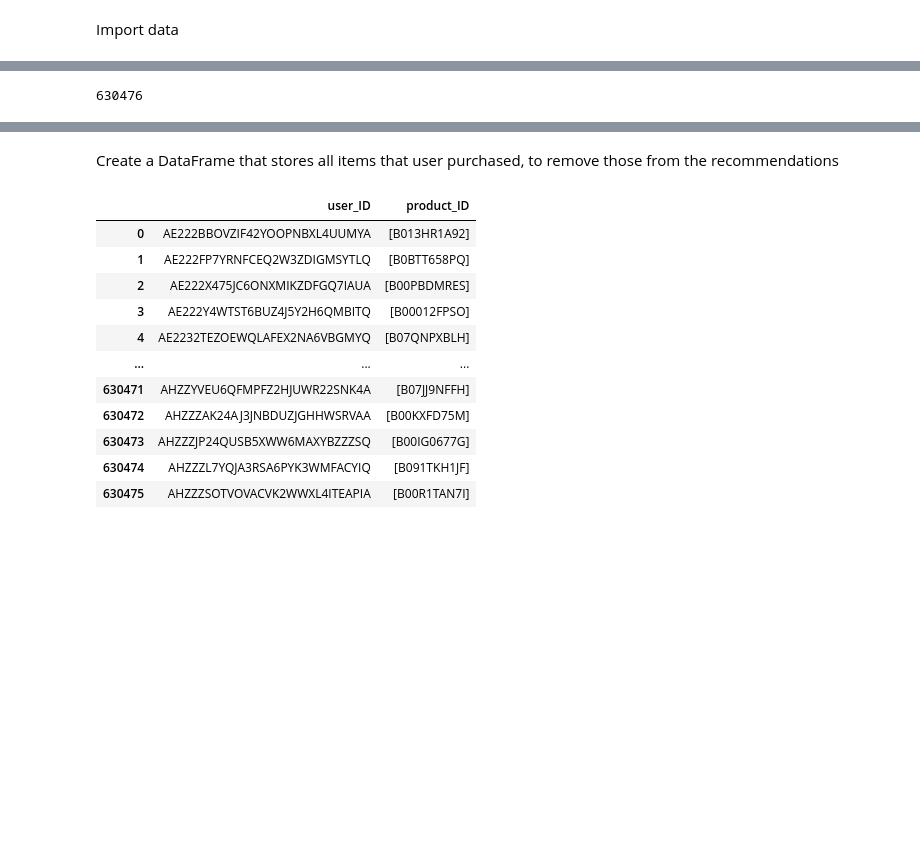
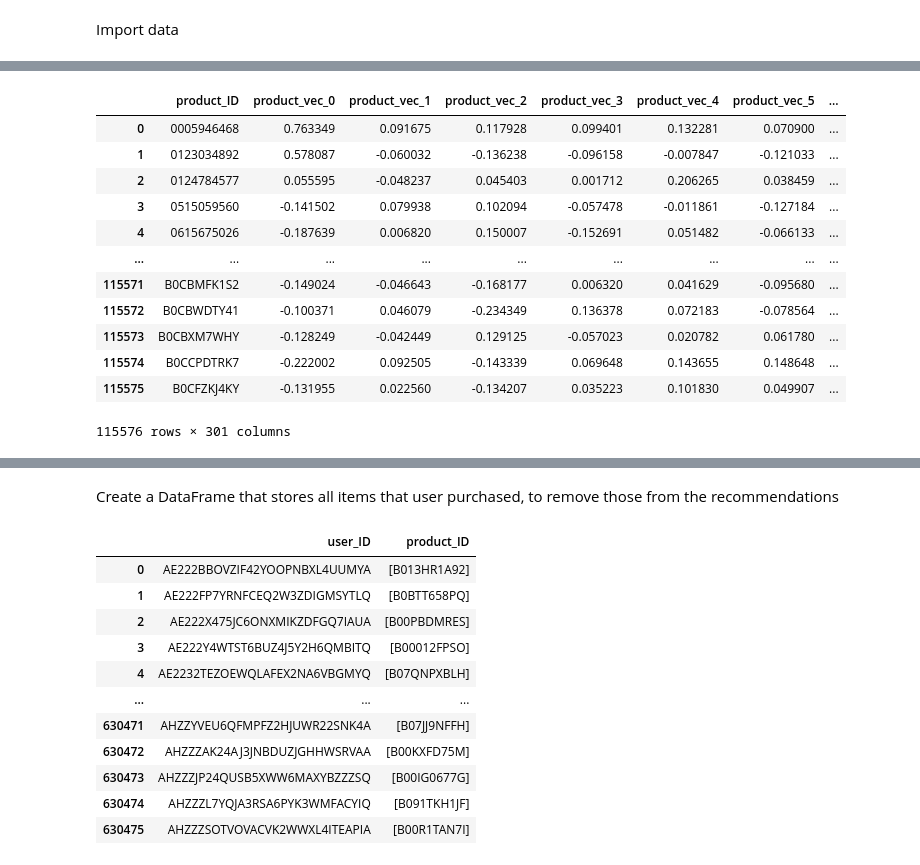
Before and after one commit to marcelinaszcz95/Capstone-Project-Recommender-System, a Jupyter notebook: notebooks/text_analysis_semantic.ipynb, the cells around one changed output, grey strips where cells are left out. Drawn from its saved outputs; the diff is of its cells as text; code cells hidden in the pictures; blank space fills up the shorter version.

```diff
--- a/notebooks/text_analysis_semantic.ipynb
+++ b/notebooks/text_analysis_semantic.ipynb
@@ -15,2 +55,21 @@ Import data
+# %%
+# Load the DataFrame with product vectors:
+file_path_product_vec = rf'.\..\data\text_analysis\product_vectors\product_vectors_df.csv'
+df_product_vectors = pd.read_csv(file_path_product_vec)
+df_product_vectors
+# %% [output]
+|  | product_ID | product_vec_0 | product_vec_1 | product_vec_2 | product_vec_3 | product_vec_4 | product_vec_5 | ... |
+| 0 | 0005946468 | 0.763349 | 0.091675 | 0.117928 | 0.099401 | 0.132281 | 0.070900 | ... |
+| 1 | 0123034892 | 0.578087 | -0.060032 | -0.136238 | -0.096158 | -0.007847 | -0.121033 | ... |
+| 2 | 0124784577 | 0.055595 | -0.048237 | 0.045403 | 0.001712 | 0.206265 | 0.038459 | ... |
+| 3 | 0515059560 | -0.141502 | 0.079938 | 0.102094 | -0.057478 | -0.011861 | -0.127184 | ... |
+| 4 | 0615675026 | -0.187639 | 0.006820 | 0.150007 | -0.152691 | 0.051482 | -0.066133 | ... |
+| ... | ... | ... | ... | ... | ... | ... | ... | ... |
+| 115571 | B0CBMFK1S2 | -0.149024 | -0.046643 | -0.168177 | 0.006320 | 0.041629 | -0.095680 | ... |
+| 115572 | B0CBWDTY41 | -0.100371 | 0.046079 | -0.234349 | 0.136378 | 0.072183 | -0.078564 | ... |
+| 115573 | B0CBXM7WHY | -0.128249 | -0.042449 | 0.129125 | -0.057023 | 0.020782 | 0.061780 | ... |
+| 115574 | B0CCPDTRK7 | -0.222002 | 0.092505 | -0.143339 | 0.069648 | 0.143655 | 0.148648 | ... |
+| 115575 | B0CFZKJ4KY | -0.131955 | 0.022560 | -0.134207 | 0.035223 | 0.101830 | 0.049907 | ... |
+115576 rows × 301 columns
 # %%
 # load the dataset of PCA normalized embeddings:
@@ -18,7 +77 @@ file_path = rf'.\..\data\embeddings_dim_reduction\df_user_normalized_PCA20241226
 df_user_normalized_PCA = pd.read_csv(file_path)
-# %%
-# Verify the number of unique users:
-unique_values_user = df_user_normalized_PCA.user_ID.nunique()
-unique_values_user
-# %% [output]
-630476
```
Also changed, not shown: parts of 31 cells of this notebook, 1 other file.
